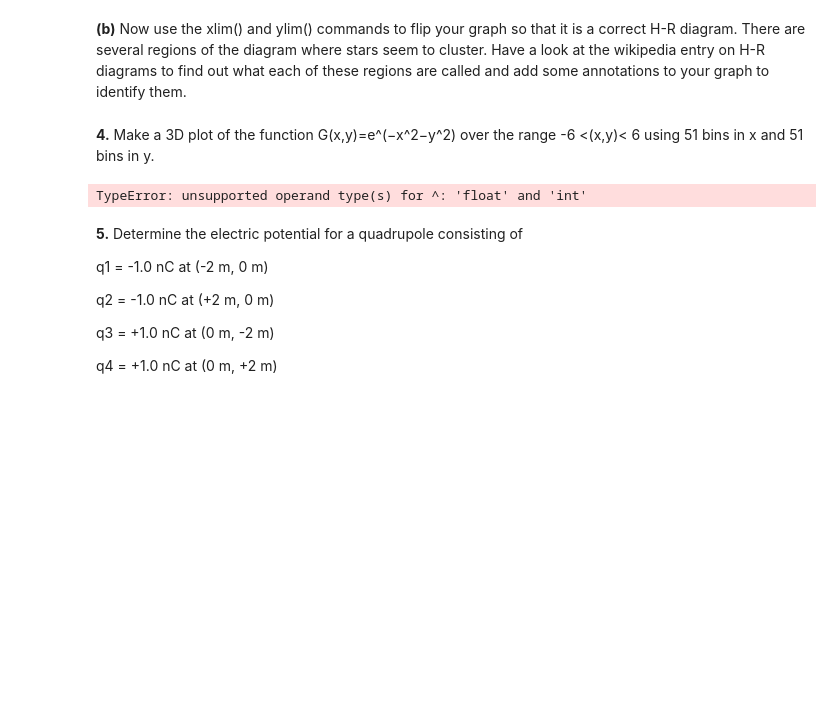
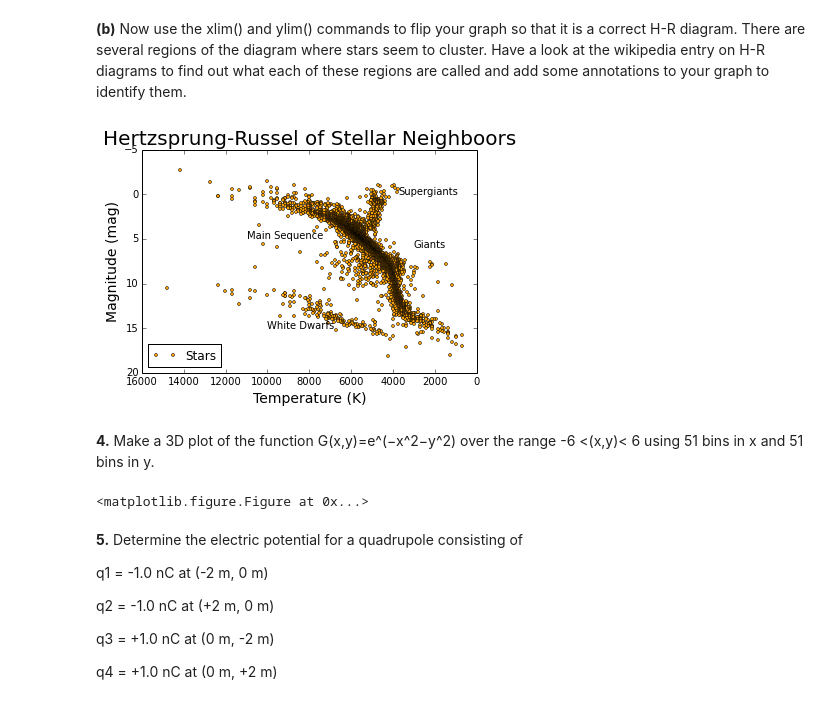
Before and after one commit to slewis06/PHYS202-S14, a Jupyter notebook: Graphics/GraphicsExercises.ipynb, the cells around one changed output. Drawn from its saved outputs; the diff is of its cells as text; code cells hidden in the pictures; blank space fills up the shorter version.

```diff
--- a/Graphics/GraphicsExercises.ipynb
+++ b/Graphics/GraphicsExercises.ipynb
@@ -102,18 +123,47 @@ plt.legend(loc = 'lower left');
 # %% [markdown]
 **(b)** Now use the xlim() and ylim() commands to flip your graph so that it is a correct H-R diagram. There are several regions of the diagram where stars seem to cluster. Have a look at the wikipedia entry on H-R diagrams to find out what each of these regions are called and add some annotations to your graph to identify them.
+# %%
+x = np.loadtxt('stars.txt')
+magnitude = x[:,1]
+temperature = x[:,0]
+
+fig, ax = plt.subplots(1, 1)
+ax.set_xlabel('Temperature (K)', fontsize=14)
+ax.set_ylabel('Magnitude (mag)', fontsize=14)
+ax.set_title('Hertzsprung-Russel of Stellar Neighboors', fontsize=20)
+
+plt.ylim(20,-5)
+plt.xlim(16000,0)
+
+plt.plot(temperature, magnitude, 'o', markersize=3, color="Orange", label='Stars');
+plt.legend(loc = 'lower left');
+
+plt.annotate('Supergiants', xy=(2000,0), xytext=(3730,0));
+plt.annotate('Giants', xy=(3000,6), xytext=(3000,6));
+plt.annotate('Main Sequence', xy=(11000,5), xytext=(11000,5));
+plt.annotate('White Dwarfs', xy=(10000,15), xytext=(10000,15));
+# %% [output]
+[figure, added]
 # %% [markdown]
 **4.** Make a 3D plot of the function G(x,y)=e^(−x^2−y^2) over the range -6 <(x,y)< 6 using 51 bins in x and 51 bins in y.
-# %%
-lst = []
-for x in range(-6,6):
-    for y in range(-6,6):
-        G = e^(-(float(x)^2)-(float(y)^2))
-        lst.append(G)
-
-
-n, bins, patches = plt.hist(G, 51, normed=1, facecolor='g', alpha=0.75)
-# %% [output]
-TypeError: unsupported operand type(s) for ^: 'float' and 'int'
+# %%
+from mpl_toolkits.mplot3d import Axes3D
+from mpl_toolkits.mplot3d.axes3d import Axes3D
+from matplotlib import cm
+
+ax= plt.figure()
+ax = fig.add_subplot(1, 1, 1, projection='3d')
+X = np.arange(-6,6)
+Y = np.arange(-6, 6)
+#Re-factor the x,y arrays to be a 2-D grid
+X, Y = np.meshgrid(X, Y)
+Z = (-(X**2) - (Y**2))
+G = np.exp(Z)
+surf = ax.plot_surface(X, Y, Z, rstride=1, cstride=1, cmap=cm.jet,
+        linewidth=0, antialiased=False)
+ax.set_zlim3d(-1.01, 1.01);
+# %% [output]
+<matplotlib.figure.Figure at 0x...>
 # %% [markdown]
 **5.** Determine the electric potential for a quadrupole consisting of
 
```
Also changed, not shown: parts of 7 cells of this notebook, 2 other files.
